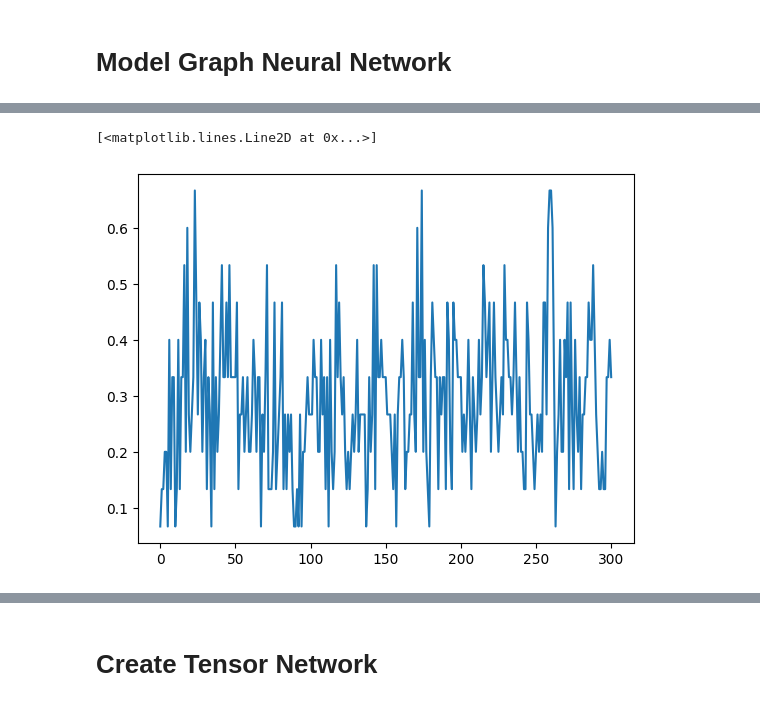
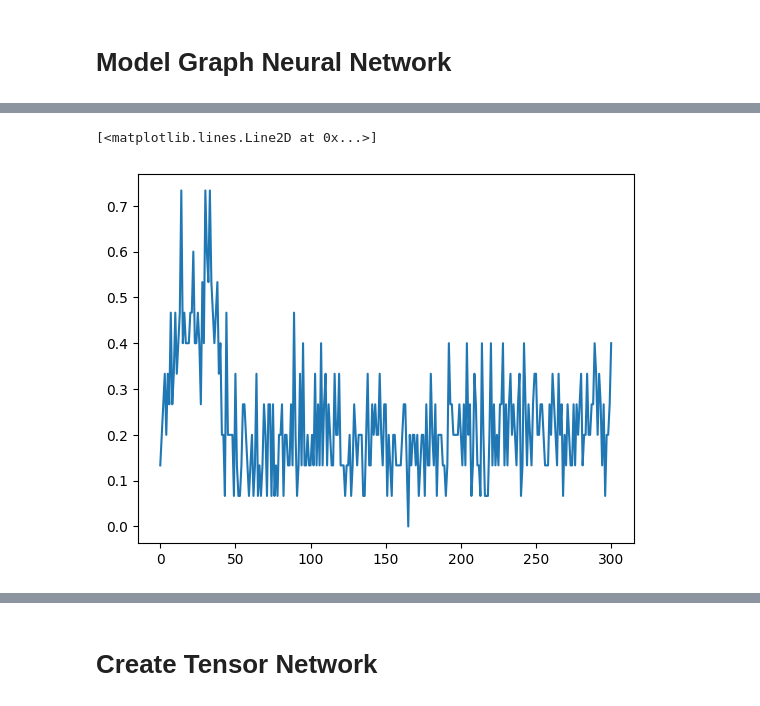
Before and after one commit to TAUforPython/machinelearning, a Jupyter notebook: GNN simple example Graph Convolution Network.ipynb, the cells around one changed output, grey strips where cells are left out. Drawn from its saved outputs; the diff is of its cells as text; code cells hidden in the pictures.

```diff
--- a/GNN simple example Graph Convolution Network.ipynb
+++ b/GNN simple example Graph Convolution Network.ipynb
@@ -581,14 +685,19 @@ data.val_mask = torch.tensor(val_mask, dtype=torch.bool)
 # %%
 %%time
 
-gcn = GCN(data.x.shape[1], 16, data.num_classes)
-print(gcn)
-
-model, acc_ts = graph_model_train(gcn, data)
-
-acc = graph_model_test(gcn, data)
-print(f'\nGCN test accuracy: {acc*100:.2f}%\n')
+# Initialize model
+model = GCN(dim_in=data.num_features, dim_h=16)
+print(model)
 
 
-plt.plot(acc_ts)
+# Train model
+trained_model, acc_history = graph_model_train(model, data)
+
+# Test model
+test_acc, preds, true = graph_model_test(trained_model, data)
+
+print(f'\nGCN test accuracy: {test_acc*100:.2f}%\n')
+
+
+plt.plot(acc_history)
 # %% [output]
@@ -612,4 +721,4 @@ Wall time: 1.26 s
 [<matplotlib.lines.Line2D at 0x...>]
-[figure, old version]
+[figure, new version]
 # %%
 %%time
```
Also changed, not shown: parts of 8 cells of this notebook.
